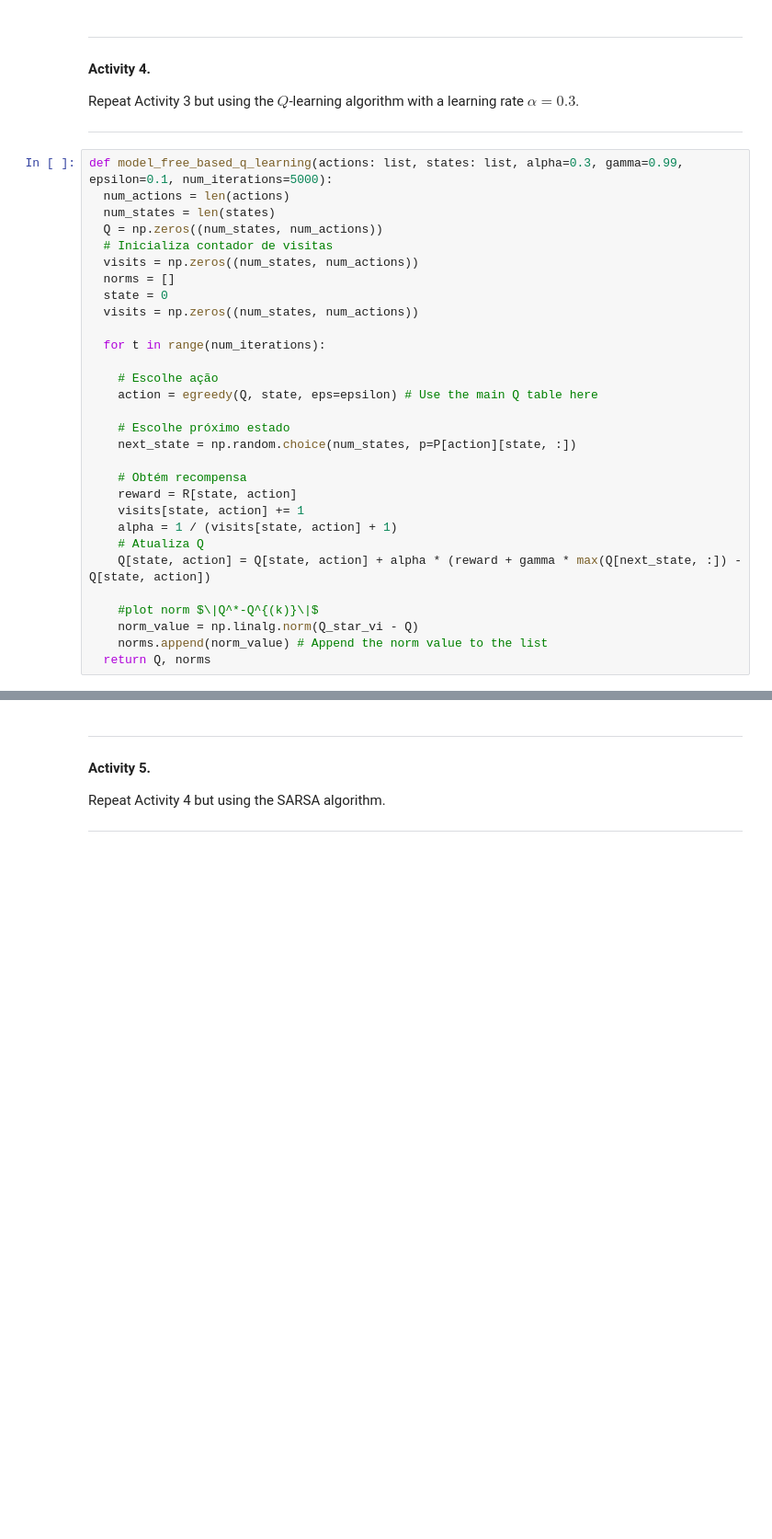
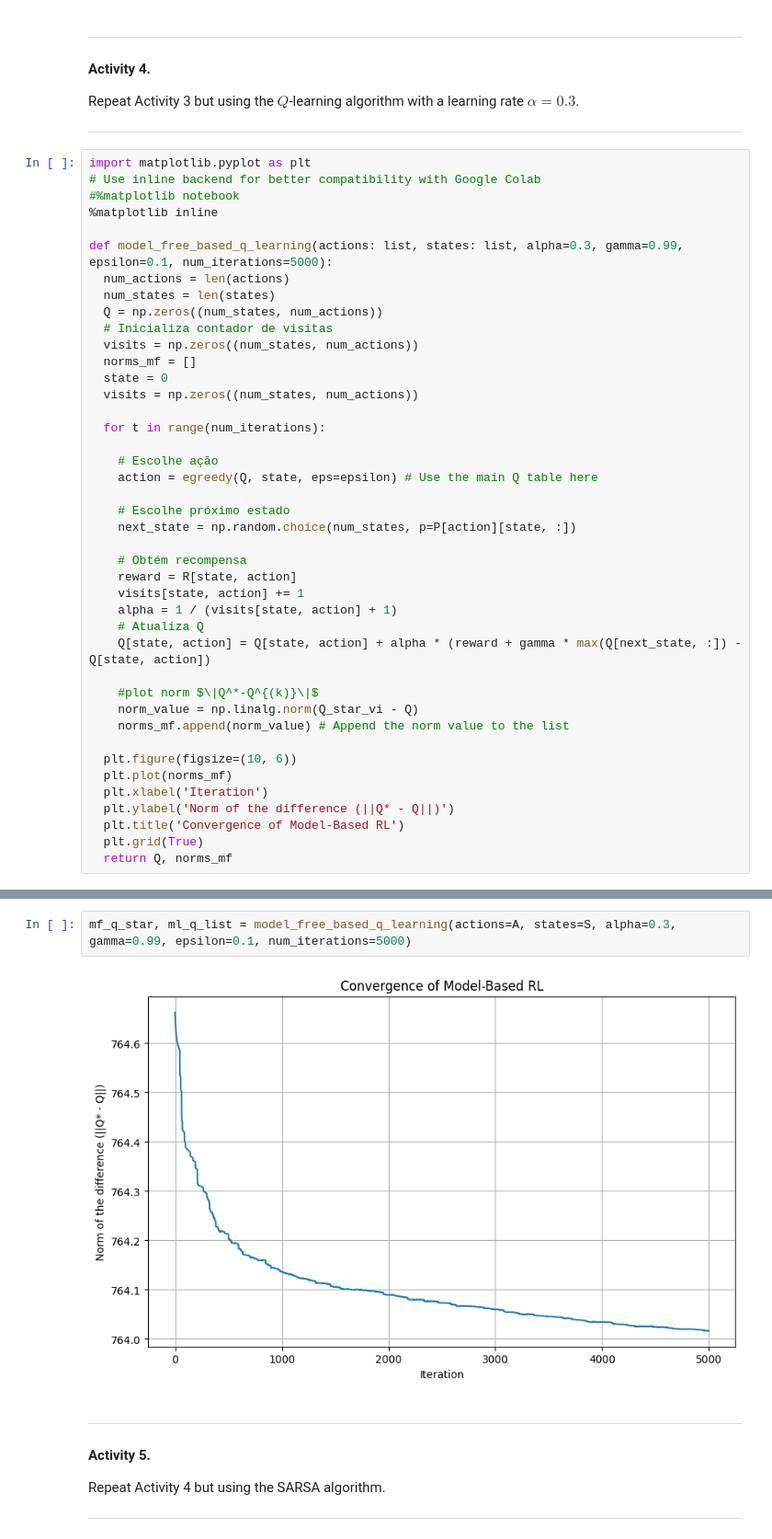
Before and after one commit to yangricardo/INF2070_202502_DEEP_REINFORCEMENT_LEARNING, a Jupyter notebook: labs/2_reinforcement_learning/lab_RL.ipynb, the cells around one changed output, grey strips where cells are left out. Shown at 92% size. Cells and saved outputs as stored; diff of their text form; blank space fills up the shorter version.

```diff
--- a/labs/2_reinforcement_learning/lab_RL.ipynb
+++ b/labs/2_reinforcement_learning/lab_RL.ipynb
@@ -361,13 +363,18 @@ Repeat Activity 3 but using the $Q$-learning algorithm with a learning rate $\al
 
 ---
 # %%
+import matplotlib.pyplot as plt
+# Use inline backend for better compatibility with Google Colab
+#%matplotlib notebook
+%matplotlib inline
+
 def model_free_based_q_learning(actions: list, states: list, alpha=0.3, gamma=0.99, epsilon=0.1, num_iterations=5000):
   num_actions = len(actions)
   num_states = len(states)
   Q = np.zeros((num_states, num_actions))
   # Inicializa contador de visitas
   visits = np.zeros((num_states, num_actions))
-  norms = []
+  norms_mf = []
   state = 0
   visits = np.zeros((num_states, num_actions))
 
@@ -388,5 +395,12 @@ def model_free_based_q_learning(actions: list, states: list, alpha=0.3, gamma=0.
 
     #plot norm $\|Q^*-Q^{(k)}\|$
     norm_value = np.linalg.norm(Q_star_vi - Q)
-    norms.append(norm_value) # Append the norm value to the list
-  return Q, norms
+    norms_mf.append(norm_value) # Append the norm value to the list
+
+  plt.figure(figsize=(10, 6))
+  plt.plot(norms_mf)
+  plt.xlabel('Iteration')
+  plt.ylabel('Norm of the difference (||Q* - Q||)')
+  plt.title('Convergence of Model-Based RL')
+  plt.grid(True)
+  return Q, norms_mf
@@ -424,3 +407,7 @@ plt.grid(True)
+# %%
+mf_q_star, ml_q_list = model_free_based_q_learning(actions=A, states=S, alpha=0.3, gamma=0.99, epsilon=0.1, num_iterations=5000)
+# %% [output]
+[figure, added]
 # %% [markdown]
 ---
 
```
Also changed, not shown: parts of 10 cells of this notebook.
